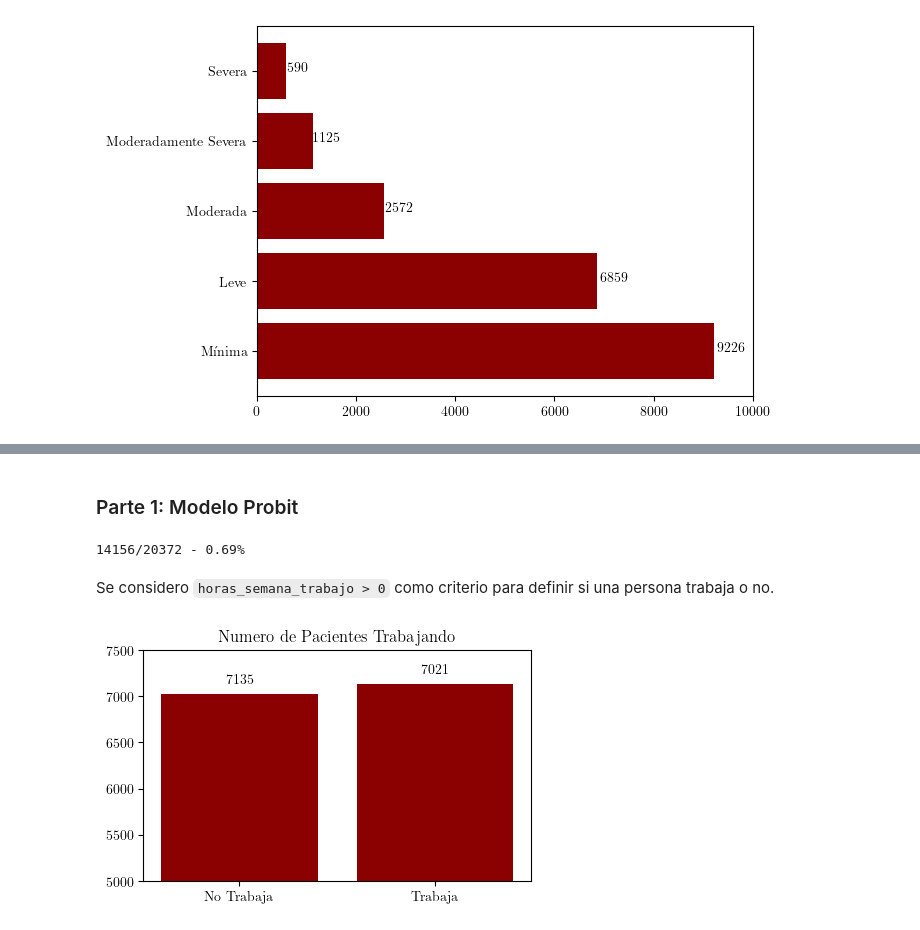
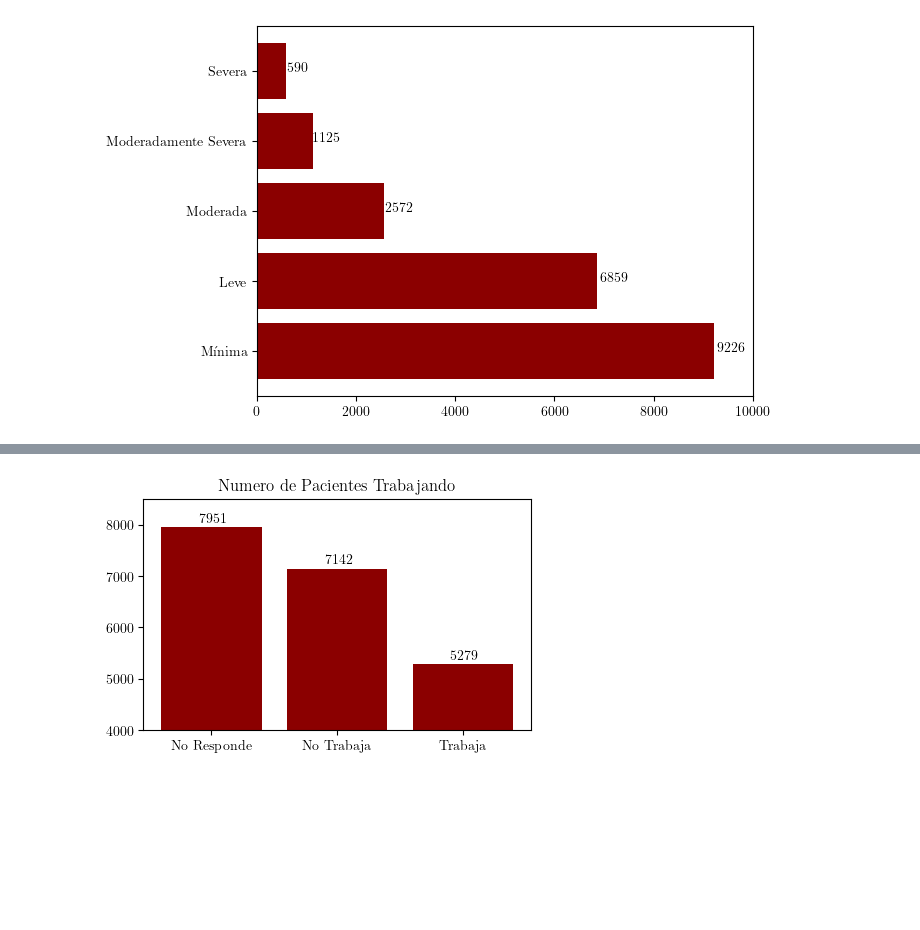
Before and after one commit to cridonoso/econometrics_exercises, a Jupyter notebook: H4/presentation/clean_data.ipynb, the cells around one changed output, grey strips where cells are left out. Saved outputs shown, nothing was run; the diff lists cells and outputs as text; code cells hidden in the pictures; blank space fills up the shorter version.

```diff
--- a/H4/presentation/clean_data.ipynb
+++ b/H4/presentation/clean_data.ipynb
@@ -182,8 +193,19 @@ plt.show()
+# %%
+numeric_cols = new_data.select_dtypes(include=np.number).columns
+new_data[numeric_cols] = new_data[numeric_cols].fillna(-99)
+new_data["plaboral"] = new_data['horas_semana_trabajo'].copy()
+new_data.loc[new_data['plaboral'] > 0, 'plaboral'] = 1
 # %%
-control_vars     = ['edad', 'sexo', 'niveleduc', 'estadocivil']
-cand_instrumento = ['muerte_conyugue', 'separacion', 'muerte_familiar', 'enfermedad_lesion', 'despido', 'reconciliacion'] # matrimonio
-result_laborales = ['horas_semana_trabajo', 'ingresomensual']
-paciente_ids     = ['id', 'ola']
-dependiente_var  = ['phq_score', 'severity_category', 'severity_label']
+partial = new_data['plaboral'].value_counts().reset_index()
+plt.figure(figsize=(5,3))
+plt.bar(np.arange(3), partial['count'], color='darkred')
+shift_y = [100, 100, 100]
+for i, v in enumerate(partial['count']):
+    plt.text(i-0.1, v+shift_y[i], '{}'.format(v))
+
+plt.xticks([0, 1, 2], ['No Responde', 'No Trabaja', 'Trabaja'])
+plt.ylim(4000, 8500)
+plt.title('Numero de Pacientes Trabajando')
+plt.show()
+# %% [output]
+[figure, added]
-# %% [markdown]
-### Parte 1: Modelo Probit
@@ -194,28 +212 @@ def clean_for_nan(df, by):
-# %%
-nonan = clean_for_nan(new_data, by='horas_semana_trabajo')
-for vc in control_vars:
-    nonan = clean_for_nan(nonan, by=vc)
-print('{}/{} - {:.2f}%'.format(nonan.shape[0], new_data.shape[0], nonan.shape[0]/new_data.shape[0]))
-
-labor_cond = nonan['horas_semana_trabajo'] > 0.
-nonan['trabaja'] = labor_cond.astype(int)
-nonan = nonan[control_vars + dependiente_var + ['trabaja']]
-# %% [output]
-14156/20372 - 0.69%
-# %% [markdown]
-Se considero `horas_semana_trabajo > 0`  como criterio para definir si una persona trabaja o no.
-# %%
-partial = nonan['trabaja'].value_counts().reset_index()
-plt.figure(figsize=(5,3))
-plt.bar(partial['trabaja'], partial['count'], color='darkred')
-shift_y = [10, 230]
-for i, v in enumerate(partial['count']):
-    plt.text(i-0.07, v+shift_y[i], '{}'.format(v))
-
-plt.xticks([0, 1], ['No Trabaja', 'Trabaja'])
-plt.ylim(5000, 7500)
-plt.title('Numero de Pacientes Trabajando')
-plt.show()
-# %% [output]
-[figure, removed]
 # %%
```
Also changed, not shown: parts of 5 cells of this notebook, 18 other files.
